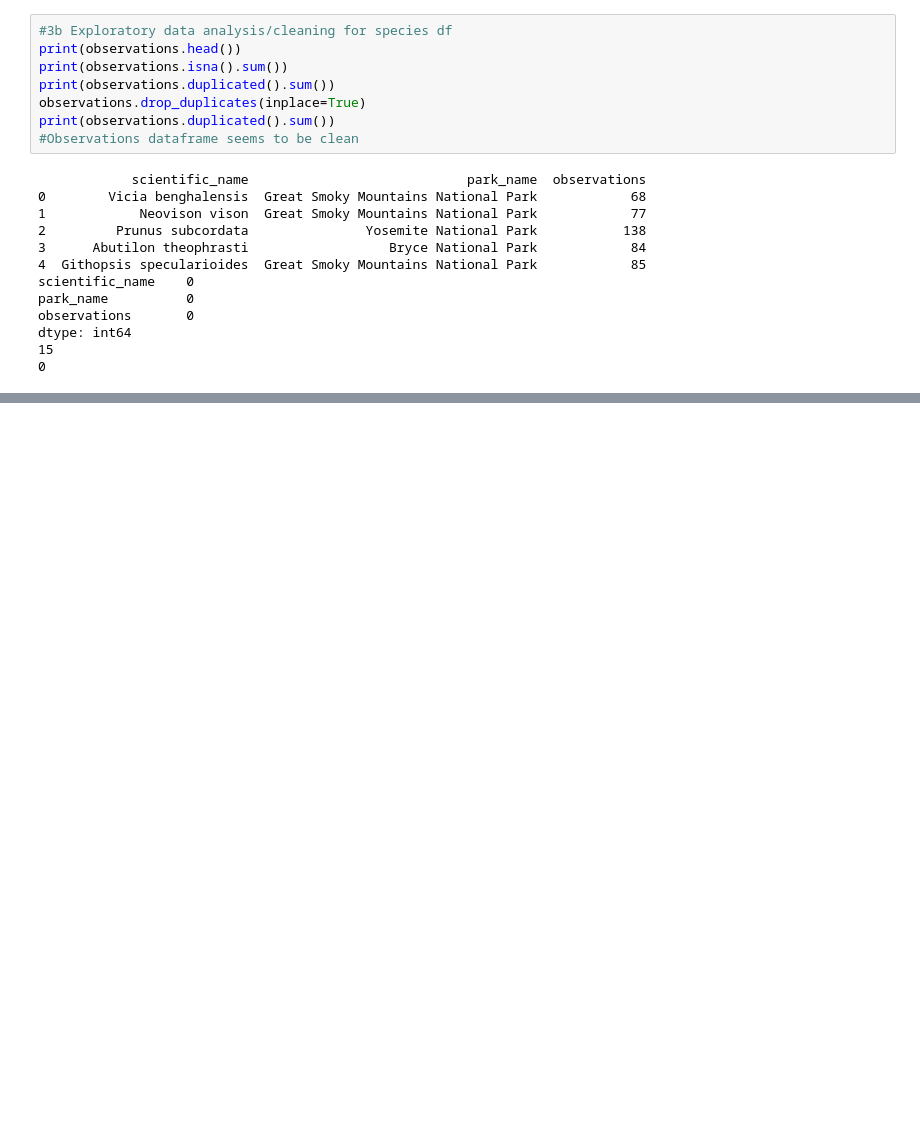
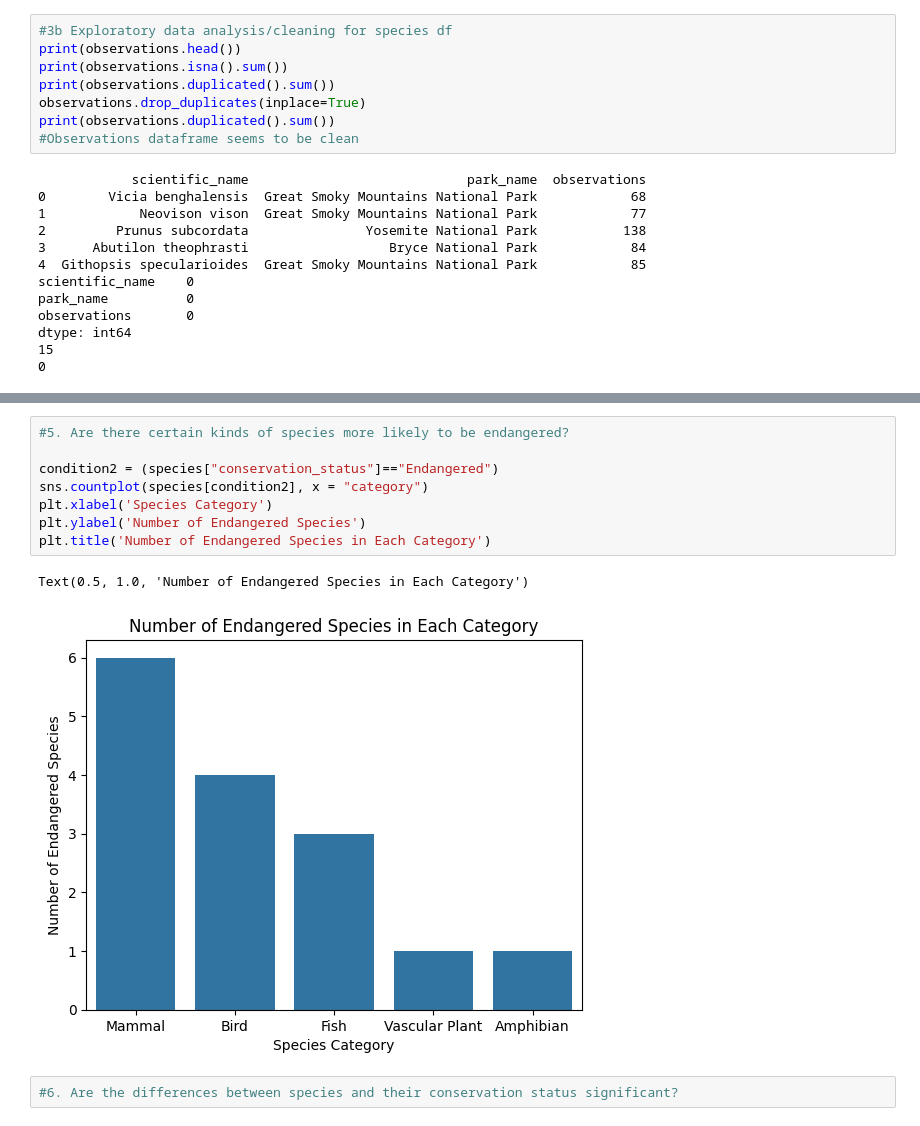
Before and after one commit to Yousif-Al-Khairi/Portfolio, a Jupyter notebook: Portfolio Projects/National Parks Service Portfolio Project/biodiversity.ipynb, the cells around one changed output, grey strips where cells are left out. Saved outputs shown, nothing was run; the diff lists cells and outputs as text; blank space fills up the shorter version.

```diff
--- a/Portfolio Projects/National Parks Service Portfolio Project/biodiversity.ipynb
+++ b/Portfolio Projects/National Parks Service Portfolio Project/biodiversity.ipynb
@@ -118 +119,14 @@ for category in species["category"].unique():
 <Figure size 640x480 with 0 Axes>
+# %%
+#5. Are there certain kinds of species more likely to be endangered?
+
+condition2 = (species["conservation_status"]=="Endangered")
+sns.countplot(species[condition2], x = "category")
+plt.xlabel('Species Category')
+plt.ylabel('Number of Endangered Species')
+plt.title('Number of Endangered Species in Each Category')
+# %% [output]
+Text(0.5, 1.0, 'Number of Endangered Species in Each Category')
+[figure, added]
+# %%
+#6. Are the differences between species and their conservation status significant?
```
Also changed, not shown: parts of 1 cell of this notebook.
